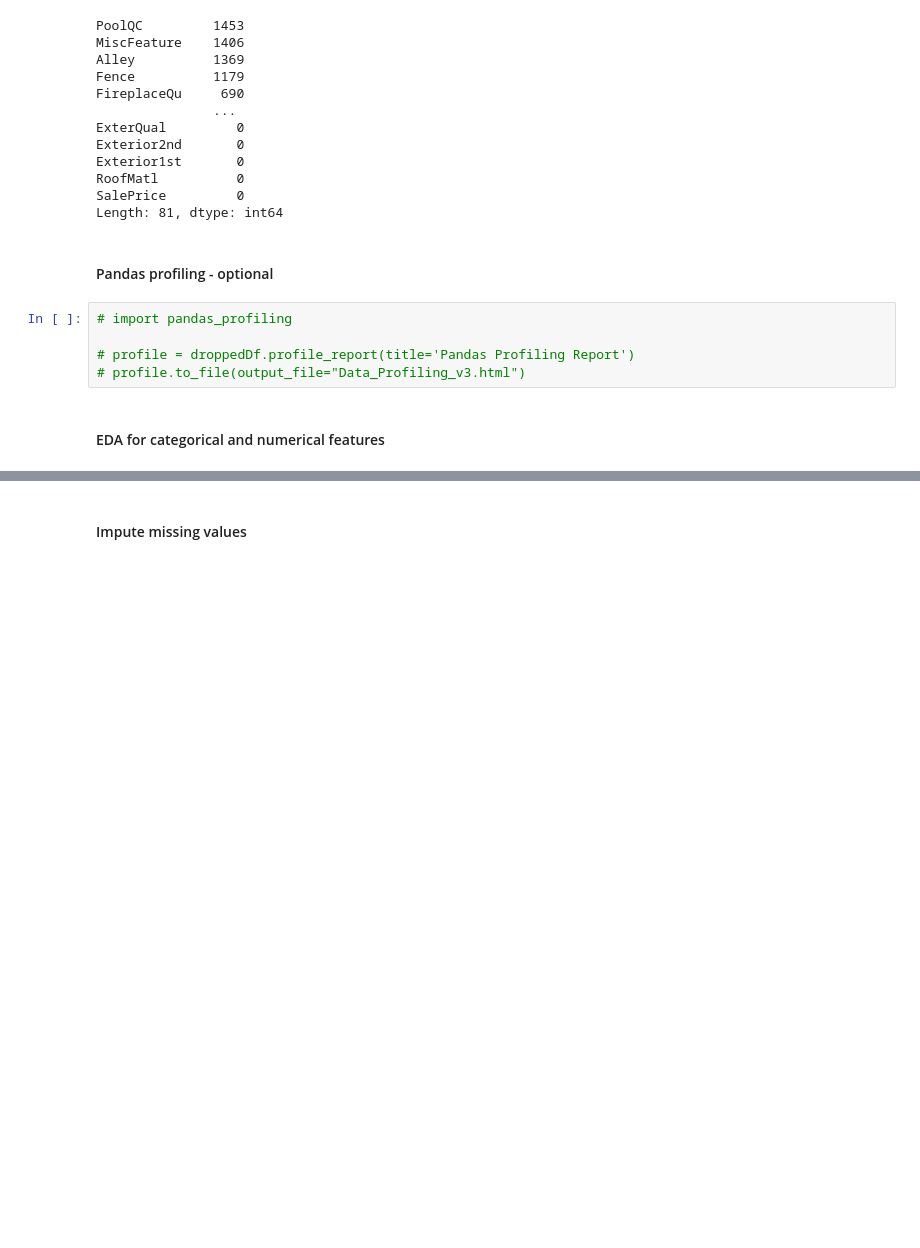
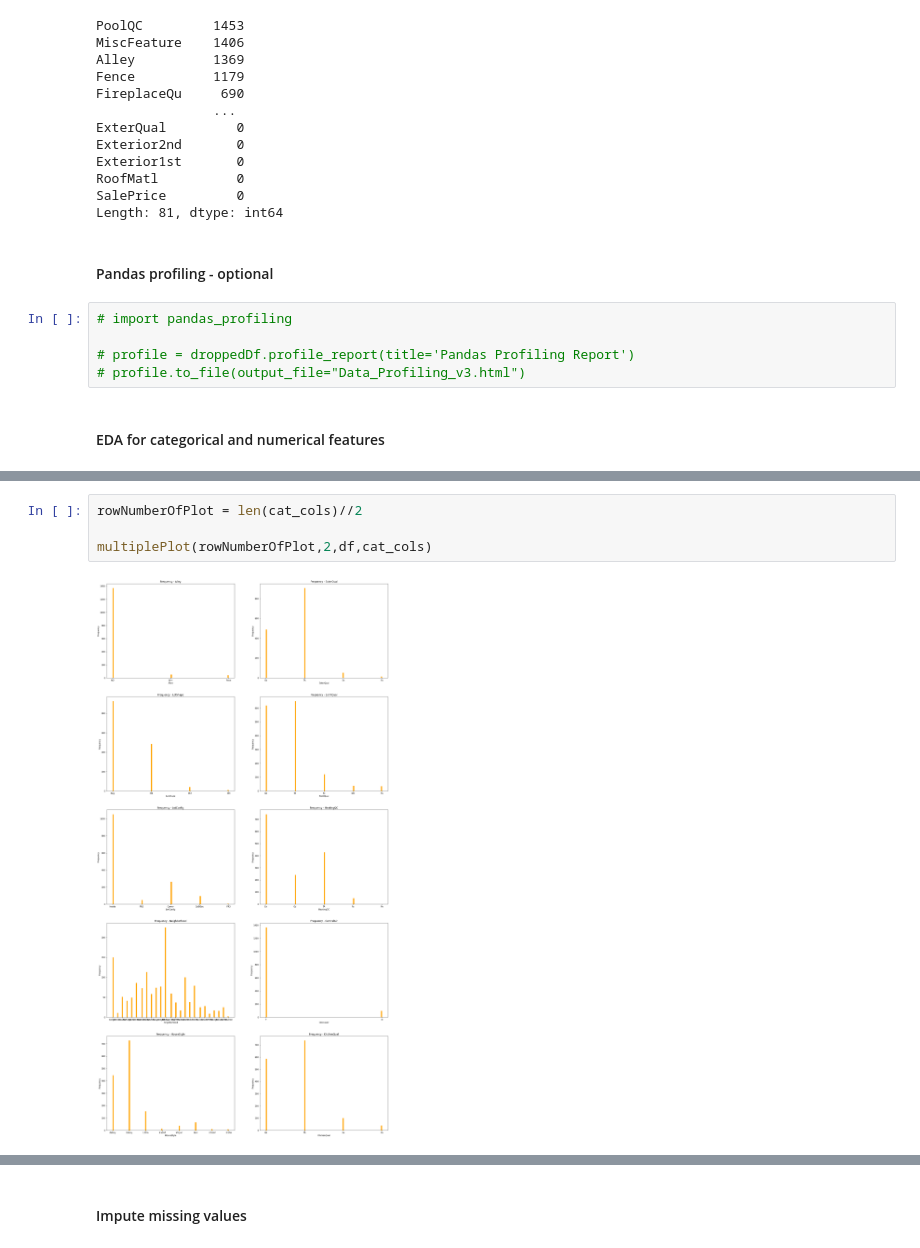
Before and after one commit to uzunb/house-prices-prediction-LGBM, a Jupyter notebook: main.ipynb, the cells around one changed output, grey strips where cells are left out. Saved outputs shown, nothing was run; the diff lists cells and outputs as text; blank space fills up the shorter version.

```diff
--- a/main.ipynb
+++ b/main.ipynb
@@ -284,0 +170,6 @@ dtype: int64
+# %%
+rowNumberOfPlot = len(cat_cols)//2
+
+multiplePlot(rowNumberOfPlot,2,df,cat_cols)
+# %% [output]
+[figure, added]
```
Also changed, not shown: parts of 44 cells of this notebook.
